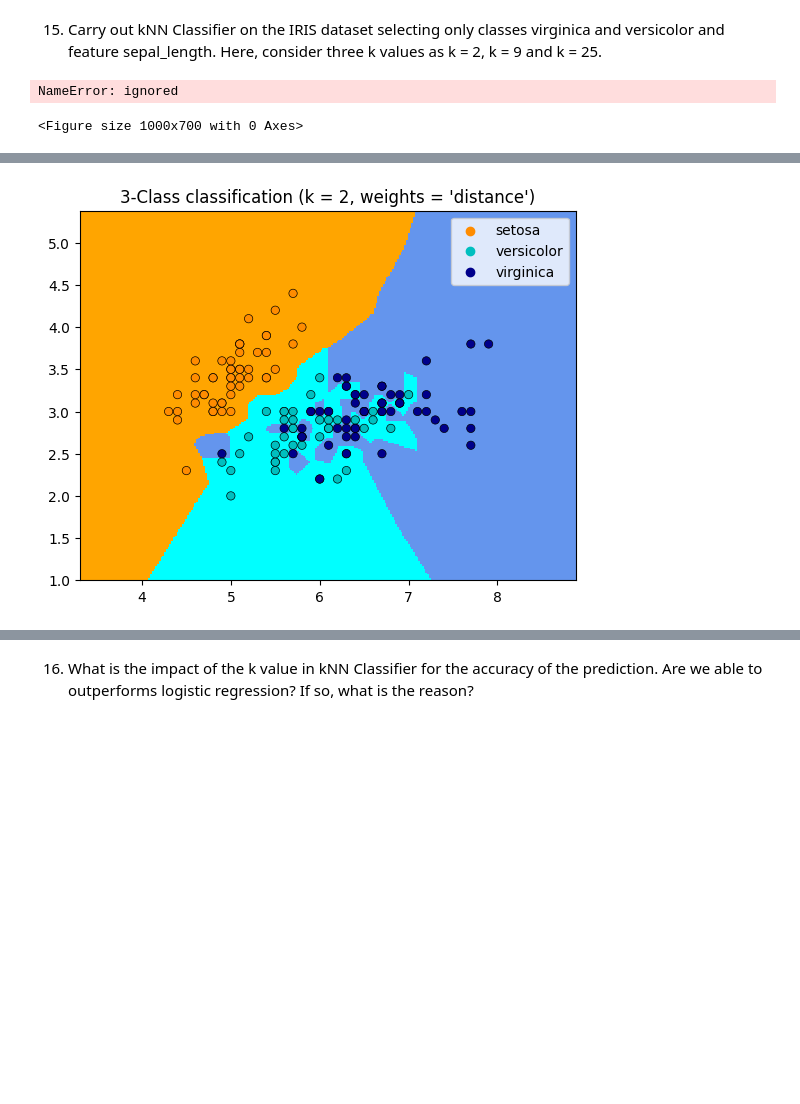
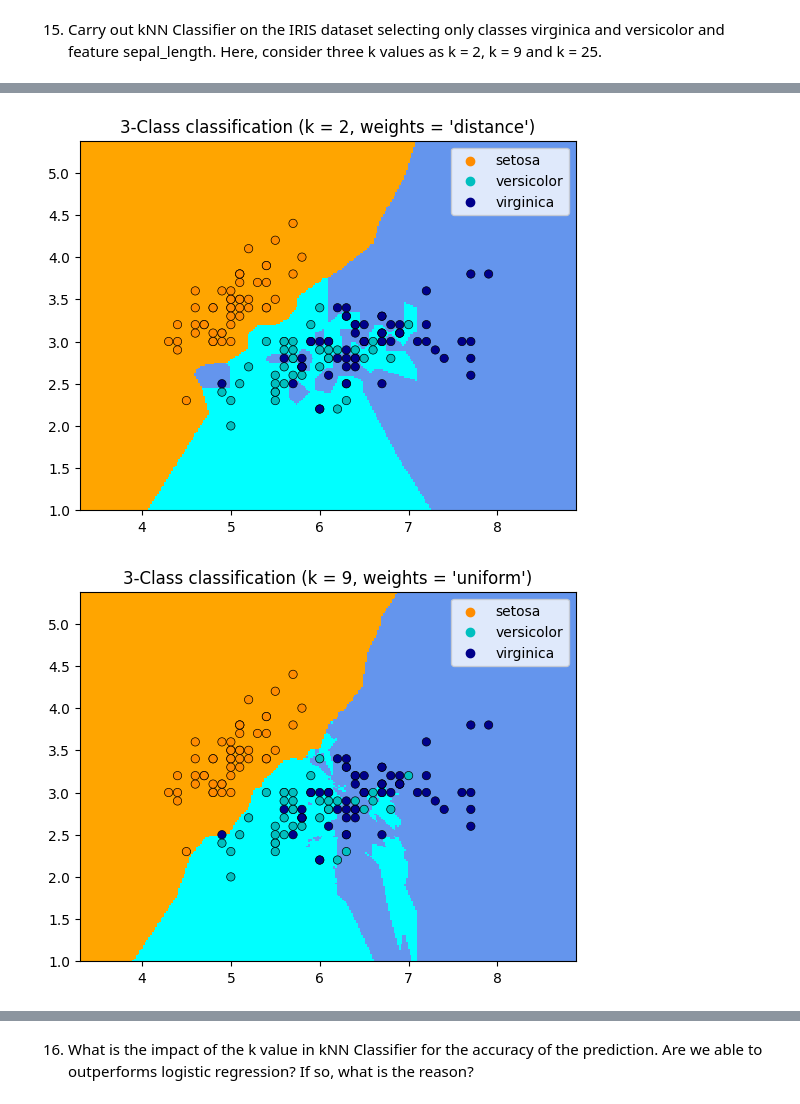
Before and after one commit to kumudu12/EN5870, a Jupyter notebook: Assignment_02_on_Backpropagation,_SVM_and_kNN.ipynb, the cells around one changed output, grey strips where cells are left out. Drawn from its saved outputs; the diff is of its cells as text; code cells hidden in the pictures; blank space fills up the shorter version.

```diff
--- a/Assignment_02_on_Backpropagation,_SVM_and_kNN.ipynb
+++ b/Assignment_02_on_Backpropagation,_SVM_and_kNN.ipynb
@@ -237,40 +236,6 @@ print(accuracy_score(y_pred, y_test))
 0.68
 # %% [markdown]
 15.  Carry out kNN Classifier on the IRIS dataset selecting only classes virginica and versicolor and feature sepal_length. Here, consider three k values as k = 2, k = 9 and k = 25.
-# %%
-#np.random.seed(0)
-#X = np.sort(5 * np.random.rand(200, 1), axis=0)  # Increase the number of data points to 200
-#T = np.linspace(0, 5, 500)[:, np.newaxis]
-#y = np.sin(X).ravel()
-
-# Add noise to targets
-#y[::5] += 1 * (0.5 - np.random.rand(40))
-k_values = [2, 9, 25]  # List of k values
-
-# Determine the number of rows and columns for subplots
-num_rows = len(k_values)
-num_cols = 2
-
-plt.figure(figsize=(10, 7))  # Adjust figure size as needed
-
-for k in k_values:
-    for i, weights in enumerate(["uniform", "distance"]):
-        knn = neighbors.KNeighborsRegressor(k, weights=weights)
-        y_ = knn.fit(X, y)
-
-        subplot_index = i + 1 + (num_cols * k_values.index(k))
-        plt.subplot(num_rows, num_cols, subplot_index)
-        plt.scatter(X, y, color="darkorange", label="data")
-        plt.plot(T, y_, color="navy", label="prediction")
-        plt.axis("tight")
-        plt.legend()
-        plt.title("kNN (k = %i, weights = '%s')" % (k, weights))
-
-plt.tight_layout()
-plt.show()
-# %% [output]
-NameError: ignored
-<Figure size 1000x700 with 0 Axes>
 # %%
 import matplotlib.pyplot as plt
 import seaborn as sns
@@ -279,54 +244,44 @@ from matplotlib.colors import ListedColormap
 
 from sklearn import datasets, neighbors
 
-n_neighbors = 2
+n_neighbors = [2, 9, 25]
 
 # import some data to play with
-iris = datasets.load_iris()
+#iris = datasets.load_iris()
 
 # we only take the first two features. We could avoid this ugly
 # slicing by using a two-dim dataset
 X = iris.data[:, :2]
 y = iris.target
 
-# Create color maps
-cmap_light = ListedColormap(["orange", "cyan", "cornflowerblue"])
-cmap_bold = ["darkorange", "c", "darkblue"]
+for neighbor in n_neighbors:
+  # Create color maps
+  cmap_light = ListedColormap(["orange", "cyan", "cornflowerblue"])
+  cmap_bold = ["darkorange", "c", "darkblue"]
 
-for weights in ["uniform", "distance"]:
+  for weights in ["uniform", "distance"]:
     # Create an instance of Neighbours Classifier and fit the data.
-    clf = neighbors.KNeighborsClassifier(n_neighbors, weights=weights)
+    clf = neighbors.KNeighborsClassifier(neighbor, weights=weights)
     clf.fit(X, y)
 
     h = 0.02  # Step size in the mesh
     x_min, x_max = X[:, 0].min() - 1, X[:, 0].max() + 1
     y_min, y_max = X[:, 1].min() - 1, X[:, 1].max() + 1
-    xx, yy = np.meshgrid(
-        np.arange(x_min, x_max, h), np.arange(y_min, y_max, h)
-    )
+    xx, yy = np.meshgrid(np.arange(x_min, x_max, h), np.arange(y_min, y_max, h))
 
     Z = clf.predict(np.c_[xx.ravel(), yy.ravel()])
     Z = Z.reshape(xx.shape)
 
     plt.figure()
     plt.pcolormesh(xx, yy, Z, cmap=cmap_light)
 
     # Plot also the training points
-    sns.scatterplot(
-        x=X[:, 0],
-         y=X[:, 1],
-        hue=iris.target_names[y],
-        palette=cmap_bold,
-        alpha=1.0,
-        edgecolor="black",
-    )
+    sns.scatterplot(x=X[:, 0], y=X[:, 1], hue=iris.target_names[y], palette=cmap_bold, alpha=1.0, edgecolor="black")
     plt.xlim(xx.min(), xx.max())
     plt.ylim(yy.min(), yy.max())
-    plt.title(
-        "3-Class classification (k = %i, weights = '%s')" % (n_neighbors, weights)
-    )
-
+    plt.title("3-Class classification (k = %i, weights = '%s')" % (neighbor, weights))
 plt.show()
 # %% [output]
 [figure]
 [figure]
+[figure, added]
```
Also changed, not shown: parts of 3 cells of this notebook.
